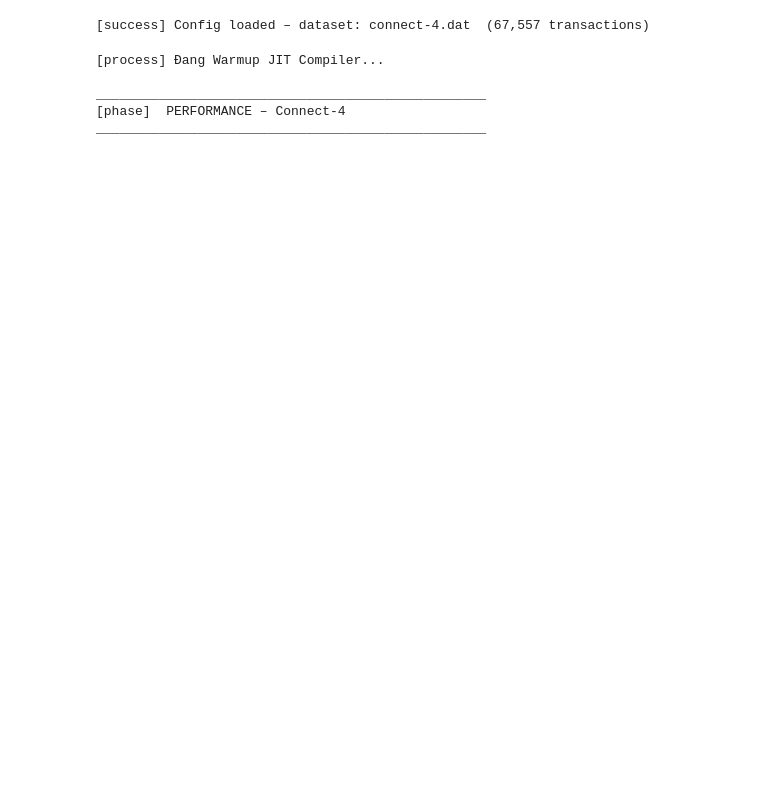
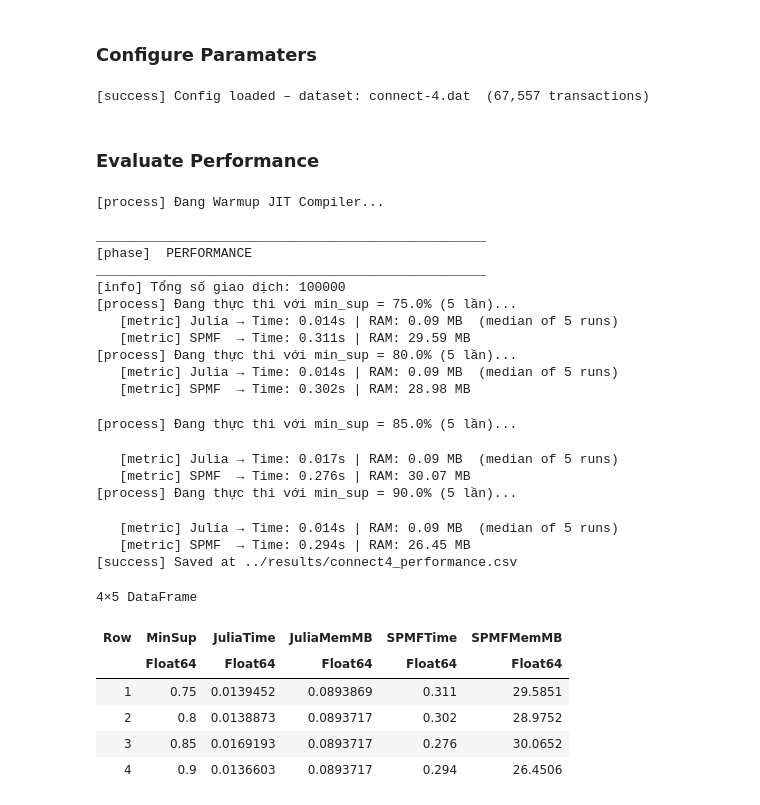
Before and after one commit to HungHiHung10/Lab02-Data-Mining, a Jupyter notebook: notebooks/02_bechmarking.ipynb, the cells around one changed output. Saved outputs shown, nothing was run; the diff lists cells and outputs as text; code cells hidden in the pictures; blank space fills up the shorter version.

```diff
--- a/notebooks/02_bechmarking.ipynb
+++ b/notebooks/02_bechmarking.ipynb
@@ -92 +123,3 @@ success(logger, "Môi trường sẵn sàng!")
+# %% [markdown]
+### Configure Paramaters
 # %%
@@ -107,60 +139,35 @@ success(logger, "Config loaded – dataset: connect-4.dat  (67,557 transactions)
 # %% [output]
 [success] Config loaded – dataset: connect-4.dat  (67,557 transactions)
+# %% [markdown]
+### Evaluate Performance
 # %%
 # ── Evaluation: Performance (Time & Memory vs MinSup) ────────────────────────
-function eval_performance_c4(config)
-    process(logger, "Đang Warmup JIT Compiler...")
-    FPGrowth.fpgrowth([[1,2], [1,3], [1,2,3]], 1)
-    phase(logger, "PERFORMANCE – Connect-4")
-
-    transactions = FPGrowth.read_spmf(config["dataset"])
-    total_txs = length(transactions)
-    info(logger, "Tổng số giao dịch: ", total_txs)
-
-    N_RUNS = get(config, "n_benchmark_runs", 5)
-    results_df = DataFrame(
-        MinSup=Float64[], JuliaTime=Float64[], JuliaMemMB=Float64[],
-        SPMFTime=Float64[], SPMFMemMB=Float64[]
-    )
-
-    @showprogress "Đang đo hiệu năng... " for min_sup_ratio in config["min_sups"]
-        process(logger, "min_sup = ", min_sup_ratio * 100, "%  (", N_RUNS, " runs)")
-        min_sup_abs = ceil(Int, min_sup_ratio * total_txs)
-
-        # Julia – median of N_RUNS
-        julia_times = Float64[]
-        julia_mems  = Float64[]
-        for _ in 1:N_RUNS
-            GC.gc()
-            mem_bytes = @allocated begin
-                t0 = time_ns()
-                FPGrowth.fpgrowth(transactions, min_sup_abs)
-                t1 = time_ns()
-            end
-            push!(julia_times, (t1 - t0) / 1e9)
-            push!(julia_mems,  mem_bytes / (1024^2))
-        end
-        julia_time   = median(julia_times)
-        julia_mem_mb = median(julia_mems)
-
-        # SPMF
-        spmf_time, spmf_mem_mb = execute_spmf(config, config["dataset"], config["output_spmf"], min_sup_ratio)
-
-        metric(logger, "Julia → Time: ", round(julia_time, digits=3), "s | RAM: ", round(julia_mem_mb, digits=2), " MB")
-        metric(logger, "SPMF  → Time: ", round(spmf_time, digits=3), "s | RAM: ", round(spmf_mem_mb, digits=2), " MB")
-        push!(results_df, (min_sup_ratio, julia_time, julia_mem_mb, spmf_time, spmf_mem_mb))
-    end
-
-    CSV.write(config["csv_minsup"], results_df)
-    success(logger, "Saved → ", config["csv_minsup"])
-    return results_df
-end
-
-df_perf = eval_performance_c4(config)
+performance_result = eval_performance(config, logger)
 # %% [output]
 [process] Đang Warmup JIT Compiler...
 
 __________________________________________________
-[phase]  PERFORMANCE – Connect-4
+[phase]  PERFORMANCE
 __________________________________________________
+[info] Tổng số giao dịch: 100000
+[process] Đang thực thi với min_sup = 75.0% (5 lần)...
+   [metric] Julia → Time: 0.014s | RAM: 0.09 MB  (median of 5 runs)
+   [metric] SPMF  → Time: 0.311s | RAM: 29.59 MB
+[process] Đang thực thi với min_sup = 80.0% (5 lần)...
+   [metric] Julia → Time: 0.014s | RAM: 0.09 MB  (median of 5 runs)
+   [metric] SPMF  → Time: 0.302s | RAM: 28.98 MB
+[process] Đang thực thi với min_sup = 85.0% (5 lần)...
+   [metric] Julia → Time: 0.017s | RAM: 0.09 MB  (median of 5 runs)
+   [metric] SPMF  → Time: 0.276s | RAM: 30.07 MB
+[process] Đang thực thi với min_sup = 90.0% (5 lần)...
+   [metric] Julia → Time: 0.014s | RAM: 0.09 MB  (median of 5 runs)
+   [metric] SPMF  → Time: 0.294s | RAM: 26.45 MB
+[success] Saved at ../results/connect4_performance.csv
+4×5 DataFrame
+| Row | MinSup | JuliaTime | JuliaMemMB | SPMFTime | SPMFMemMB |
+|  | Float64 | Float64 | Float64 | Float64 | Float64 |
+| 1 | 0.75 | 0.0139452 | 0.0893869 | 0.311 | 29.5851 |
+| 2 | 0.8 | 0.0138873 | 0.0893717 | 0.302 | 28.9752 |
+| 3 | 0.85 | 0.0169193 | 0.0893717 | 0.276 | 30.0652 |
+| 4 | 0.9 | 0.0136603 | 0.0893717 | 0.294 | 26.4506 |
 # %%
```
Also changed, not shown: parts of 16 cells of this notebook, 5 other files.
